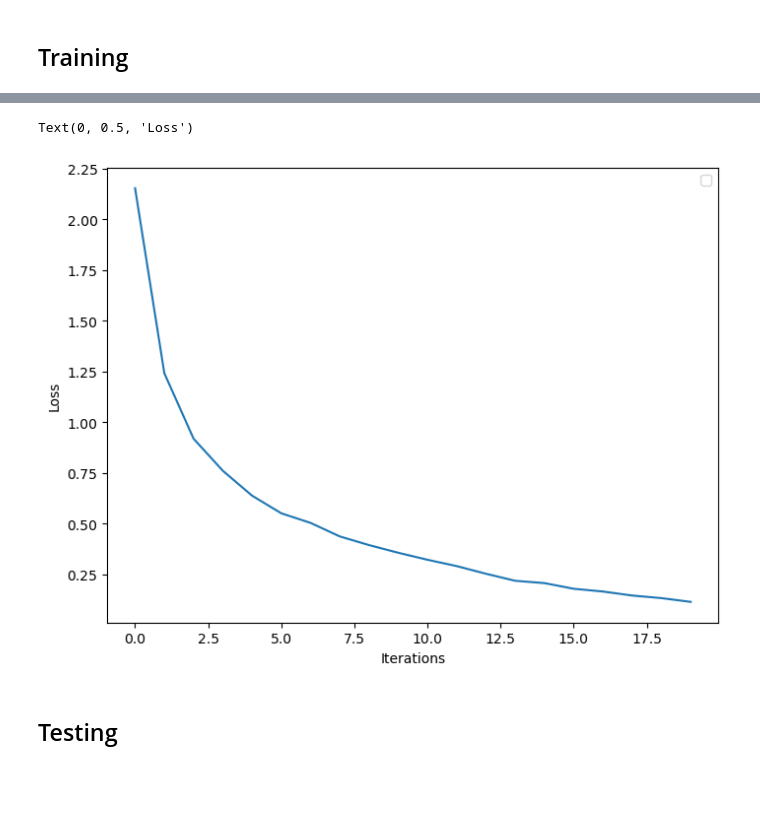
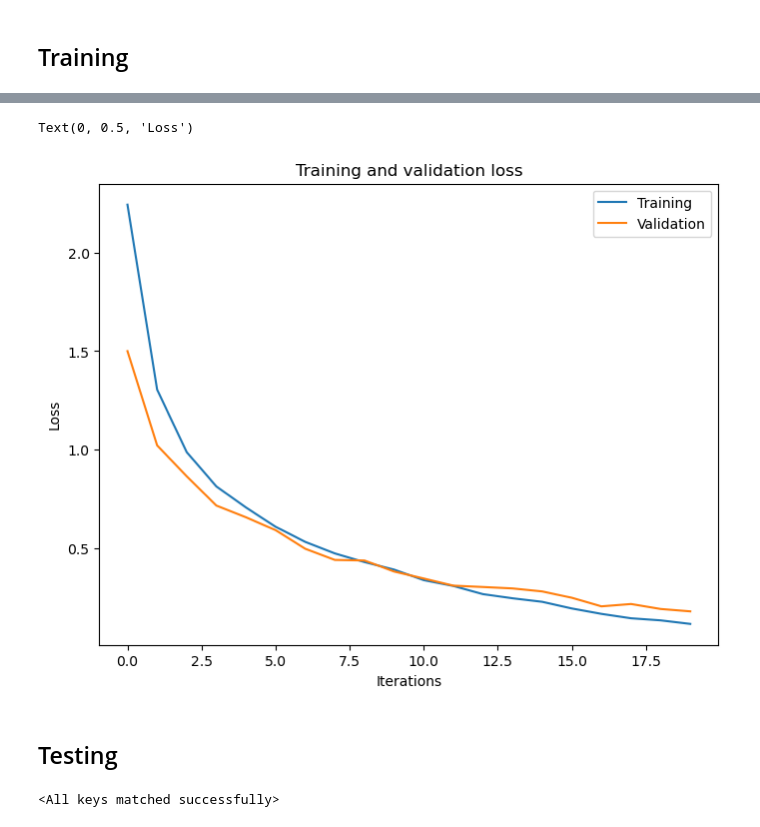
Before and after one commit to IlS0/The-Simpsons-classification, a Jupyter notebook: simpsons.ipynb, the cells around one changed output, grey strips where cells are left out. Saved outputs shown, nothing was run; the diff lists cells and outputs as text; code cells hidden in the pictures; blank space fills up the shorter version.

Commit message:
add validation, change .gitignore

```diff
--- a/simpsons.ipynb
+++ b/simpsons.ipynb
@@ -209,27 +230,35 @@ transform = torchvision.transforms.Compose([torchvision.transforms.ToTensor(),
                                                 torchvision.transforms.Normalize(mean=[0.5,0.5,0.5], std=[0.5,0.5,0.5]),
                                                 torchvision.transforms.Resize((32,32))])
 dataset = ImageFolder(
-    "The Simpsons Characters Data/simpsons_dataset/simpsons_dataset", transform=transform)
+    "../input/the-simpsons-characters-dataset/simpsons_dataset/simpsons_dataset", transform=transform)
 
+targets = dataset.targets
 
-#stratified split
 from sklearn.model_selection import train_test_split
-targets = dataset.targets
 train_idx, test_idx= train_test_split(
     np.arange(len(targets)),
-    test_size=0.2,
+    test_size=0.3,
+    shuffle=True,
+    stratify=targets
+)
+
+valid_idx, test_idx  = train_test_split(
+    np.arange(len(targets)),
+    test_size=0.8,
     shuffle=True,
     stratify=targets
 )
 
 train_sampler =SubsetRandomSampler(train_idx)
 test_sampler = SubsetRandomSampler(test_idx)
+valid_sampler = SubsetRandomSampler(valid_idx)
 
-train_loader=torch.utils.data.DataLoader(dataset,batch_size=batch_size, num_workers=2,sampler=train_sampler)
-test_loader = torch.utils.data.DataLoader(dataset,batch_size=batch_size, num_workers=2,sampler = test_sampler)
+train_loader=torch.utils.data.DataLoader(dataset,batch_size=batch_size, num_workers=1,sampler=train_sampler)
+test_loader = torch.utils.data.DataLoader(dataset,batch_size=batch_size, num_workers=1,sampler = test_sampler)
+valid_loader = torch.utils.data.DataLoader(dataset,batch_size=batch_size, num_workers=1,sampler = valid_sampler)
 # %% [markdown]
 ## Training
 # %%
-model.train(optimizer,train_loader,criterion,epochs)
+model.train(optimizer,train_loader,valid_loader,criterion,epochs)
 # %% [output]
 Training started
@@ -251,13 +280,15 @@ Training started
 Training finished
 # %%
 fig = plt.figure(figsize=(8, 6))
-plt.plot(model.train_losses)
+plt.plot(model.train_losses,label = 'Training')
+plt.plot(model.valid_losses,label = 'Validation')
 plt.legend()
+plt.title('Training and validation loss')
 plt.xlabel('Iterations')
 plt.ylabel('Loss')
 # %% [output]
 Text(0, 0.5, 'Loss')
-[figure, old version]
+[figure, new version]
 # %% [markdown]
 ## Testing
 # %%
@@ -265,7 +296,9 @@ model.saveModel()
 #model.test(test_loader)
 # %%
 net = Network().to(device)
-net.load_state_dict(torch.load("/simpsons_model.pth"))
+net.load_state_dict(torch.load("/kaggle/working/simpsons_model.pth"))
+# %% [output]
+<All keys matched successfully>
 # %%
 net.test(test_loader)
 # %% [output]
```
Also changed, not shown: parts of 8 cells of this notebook, 1 other file.
